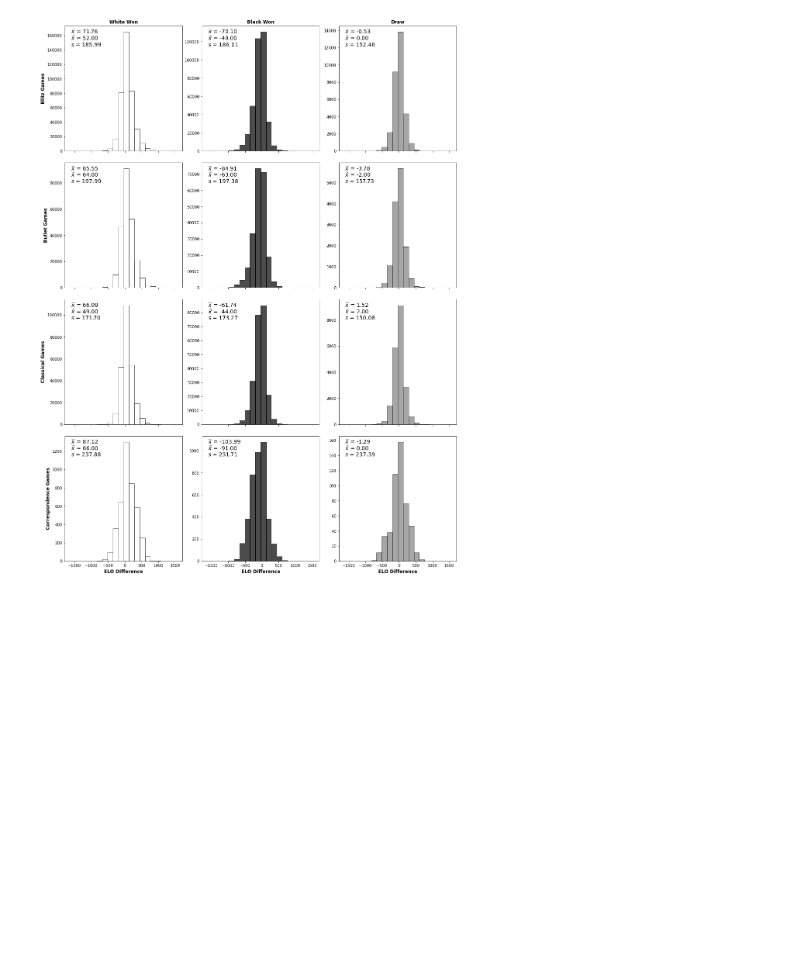
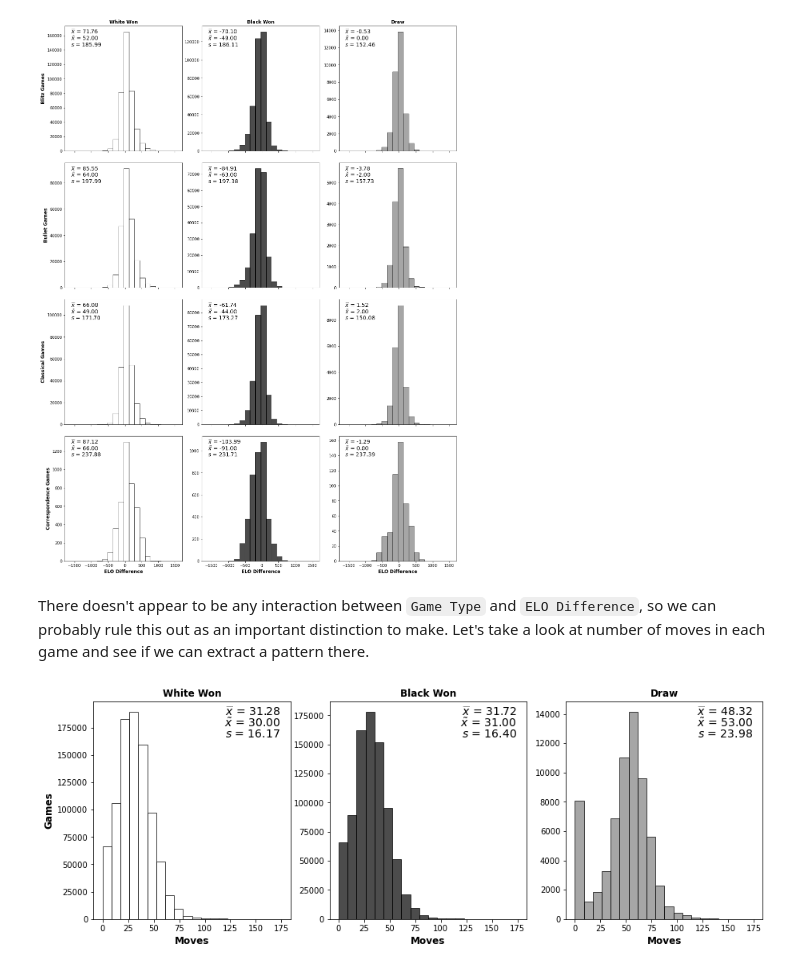
Before and after one commit to silas-wunder/Data-Wrangling-Final-Project, a Jupyter notebook: data_analysis.ipynb, the cells around one changed output. Cells and saved outputs as stored; diff of their text form; code cells hidden in the pictures; blank space fills up the shorter version.

Commit message:
added move number analysis

```diff
--- a/data_analysis.ipynb
+++ b/data_analysis.ipynb
@@ -215,3 +218,29 @@ axs[3,1].set_xlabel('ELO Difference', fontweight='bold', size='large')
 axs[3,2].set_xlabel('ELO Difference', fontweight='bold', size='large');
 # %% [output]
 [figure]
+# %% [markdown]
+There doesn't appear to be any interaction between `Game Type` and `ELO Difference`, so we can probably rule this out as an important distinction to make. Let's take a look at number of moves in each game and see if we can extract a pattern there.
+# %%
+fig, axs = plt.subplots(1, 3, figsize=(15, 5), sharex=True)
+r = (np.min(data['Moves']), np.max(data['Moves']))
+
+axs[0].hist(data.loc[data['Result'] == '1-0']['Moves'], bins=20, range=r, color='white', edgecolor='black', alpha=0.7)
+axs[1].hist(data.loc[data['Result'] == '0-1']['Moves'], bins=20, range=r, color='black', edgecolor='black', alpha=0.7)
+axs[2].hist(data.loc[data['Result'] == '1/2-1/2']['Moves'], bins=20, range=r, color='gray', edgecolor='black', alpha=0.7)
+
+def add_info(ax, pNum, result, title):
+     ax[pNum].set_title(title, size='large', fontweight='bold')
+     ax[pNum].set_xlabel('Moves', size='large', fontweight='bold')
+     ax[pNum].text(0.95, 0.95, f"$\widebar{{x}}$ = {np.mean(data.loc[data['Result'] == result]['Moves']):.2f}",\
+          transform=ax[pNum].transAxes, horizontalalignment='right', verticalalignment='center', fontsize=14)
+     ax[pNum].text(0.95, 0.9, fr"$\tilde{{x}}$ = {np.median(data.loc[data['Result'] == result]['Moves']):.2f}",\
+          transform=ax[pNum].transAxes, horizontalalignment='right', verticalalignment='center', fontsize=14)
+     ax[pNum].text(0.95, 0.85, f"$s$ = {np.std(data.loc[data['Result'] == result]['Moves']):.2f}",\
+          transform=ax[pNum].transAxes, horizontalalignment='right', verticalalignment='center', fontsize=14)
+
+add_info(axs, 0, '1-0', 'White Won')
+add_info(axs, 1, '0-1', 'Black Won')
+add_info(axs, 2, '1/2-1/2', 'Draw')
+axs[0].set_ylabel('Games', size='large', fontweight='bold');
+# %% [output]
+[figure, added]
```
Also changed, not shown: parts of 8 cells of this notebook.
